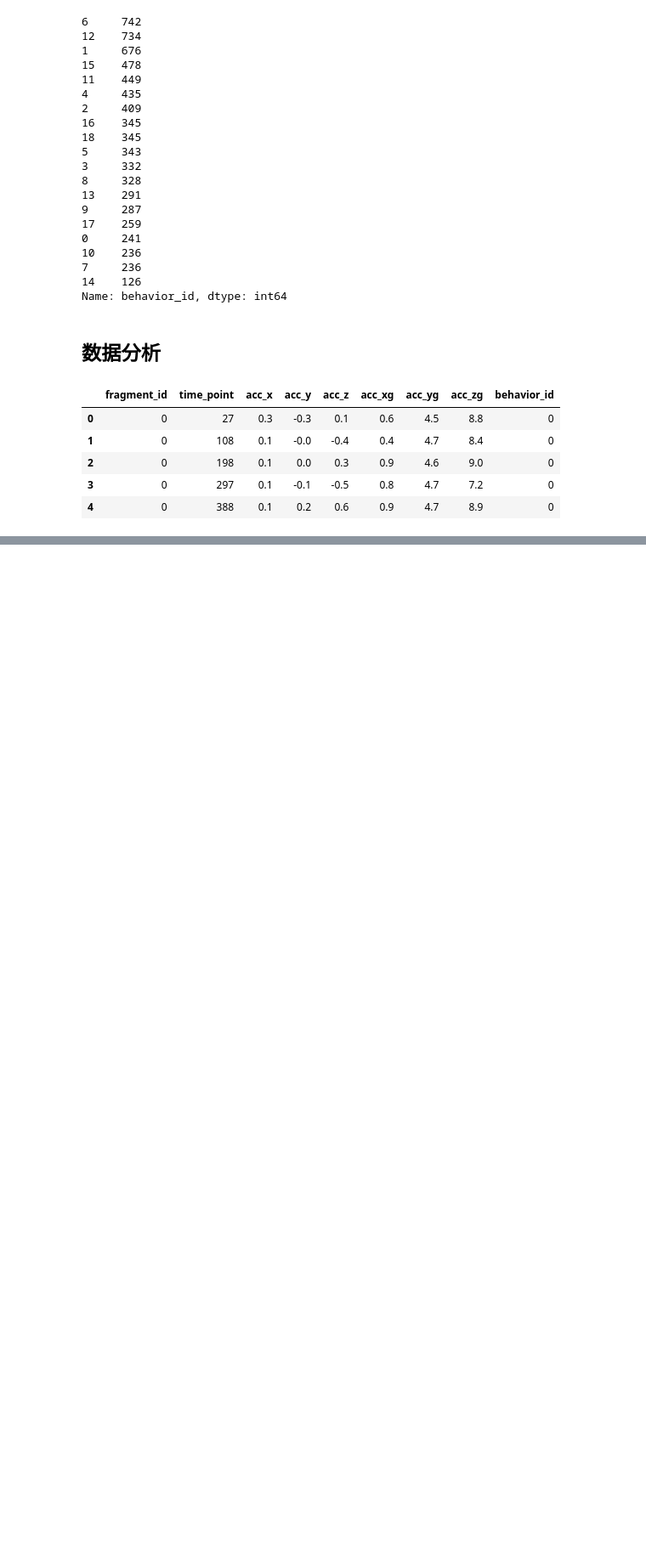
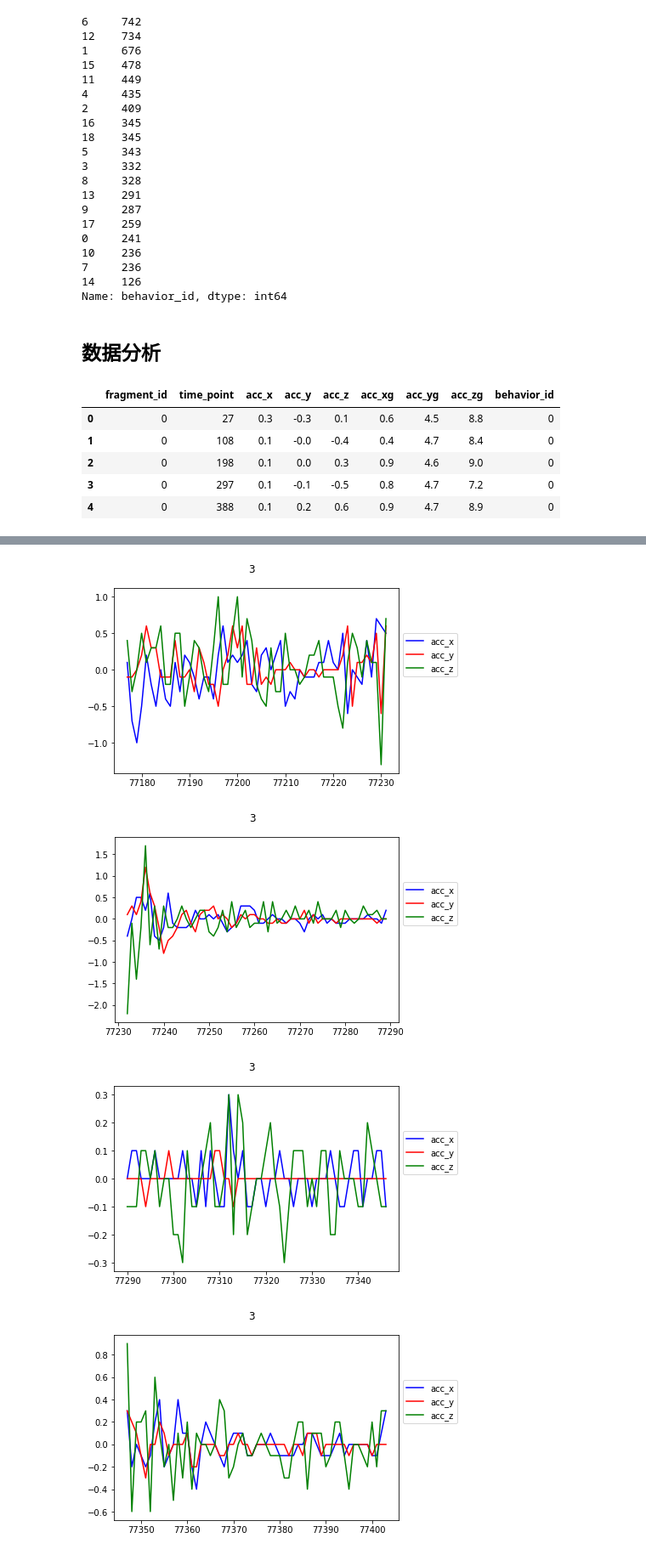
Before and after one commit to BruceDGit/Cellphone-Behavior, a Jupyter notebook: EDA.ipynb, the cells around one changed output, grey strips where cells are left out. Shown at 85% size. Saved outputs shown, nothing was run; the diff lists cells and outputs as text; code cells hidden in the pictures; blank space fills up the shorter version.

```diff
--- a/EDA.ipynb
+++ b/EDA.ipynb
@@ -82,0 +170,7 @@ train_stats_df
+# %%
+plot_activity(3, train)
+# %% [output]
+[figure, added]
+[figure, added]
+[figure, added]
+[figure, added]
```
Also changed, not shown: parts of 31 cells of this notebook.
